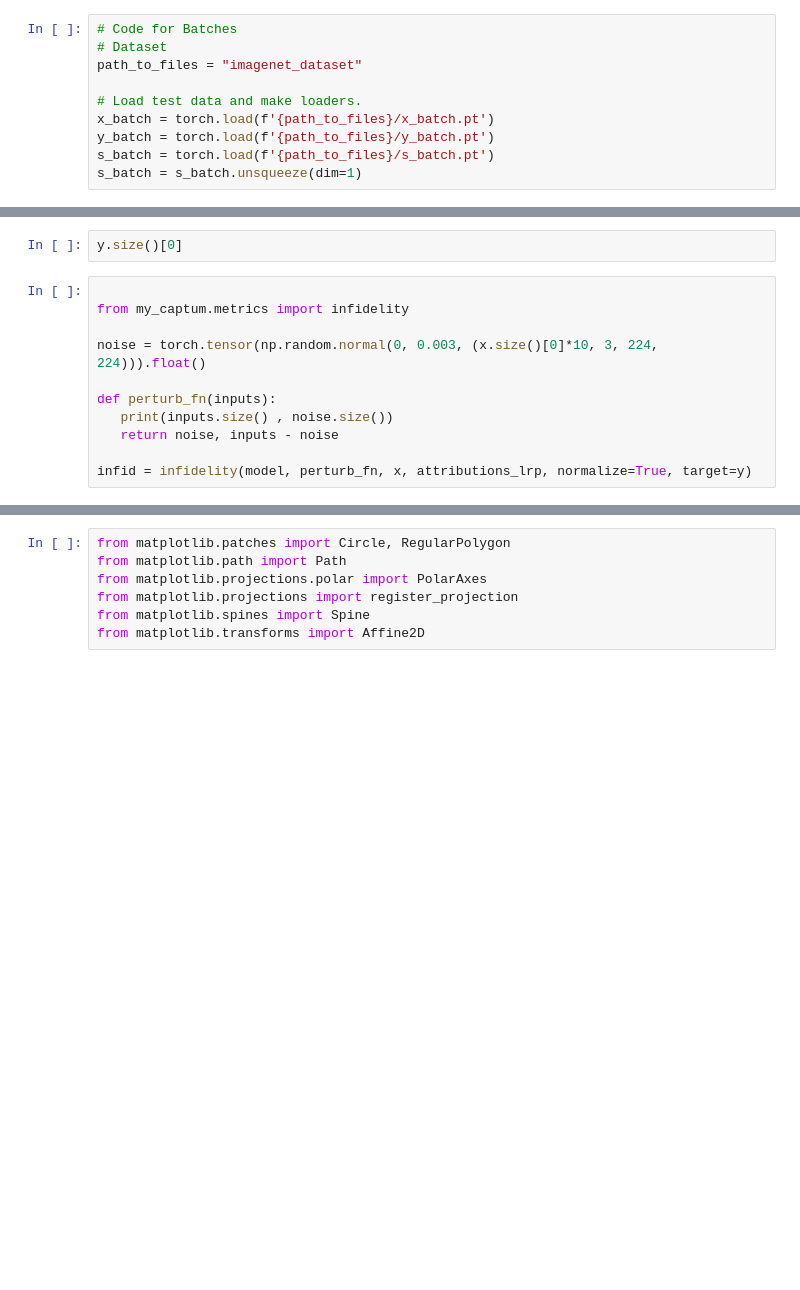
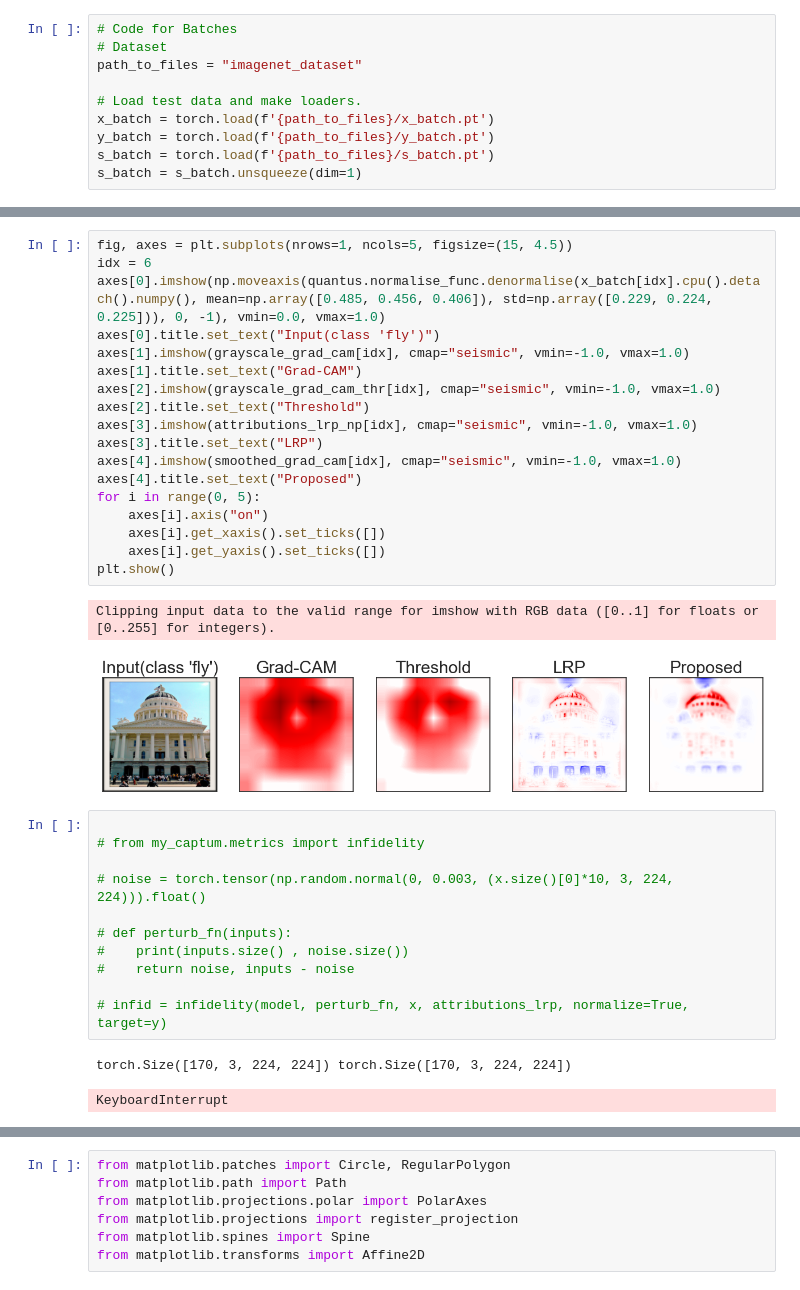
Before and after one commit to sriharikg2003/LRP_CAM, a Jupyter notebook: tutorial.ipynb, the cells around one changed output, grey strips where cells are left out. Cells and saved outputs as stored; diff of their text form; blank space fills up the shorter version.

```diff
--- a/tutorial.ipynb
+++ b/tutorial.ipynb
@@ -398,17 +445,39 @@ smoothed_grad_cam_pp = np.zeros(product_grad_cam_pp.shape)
 for i in range(0, product_grad_cam_pp.shape[0]):
     smoothed_grad_cam_pp[i] = cv2.GaussianBlur(product_grad_cam_pp[i], (5, 5), cv2.BORDER_DEFAULT)
     smoothed_grad_cam_pp[i] = smoothed_grad_cam_pp[i] / np.max(smoothed_grad_cam_pp[i])
-# %%
-y.size()[0]
+# %%
+fig, axes = plt.subplots(nrows=1, ncols=5, figsize=(15, 4.5))
+idx = 6
+axes[0].imshow(np.moveaxis(quantus.normalise_func.denormalise(x_batch[idx].cpu().detach().numpy(), mean=np.array([0.485, 0.456, 0.406]), std=np.array([0.229, 0.224, 0.225])), 0, -1), vmin=0.0, vmax=1.0)
+axes[0].title.set_text("Input(class 'fly')")
+axes[1].imshow(grayscale_grad_cam[idx], cmap="seismic", vmin=-1.0, vmax=1.0)
+axes[1].title.set_text("Grad-CAM")
+axes[2].imshow(grayscale_grad_cam_thr[idx], cmap="seismic", vmin=-1.0, vmax=1.0)
+axes[2].title.set_text("Threshold")
+axes[3].imshow(attributions_lrp_np[idx], cmap="seismic", vmin=-1.0, vmax=1.0)
+axes[3].title.set_text("LRP")
+axes[4].imshow(smoothed_grad_cam[idx], cmap="seismic", vmin=-1.0, vmax=1.0)
+axes[4].title.set_text("Proposed")
+for i in range(0, 5):
+    axes[i].axis("on")
+    axes[i].get_xaxis().set_ticks([])
+    axes[i].get_yaxis().set_ticks([])
+plt.show()
+# %% [output]
+Clipping input data to the valid range for imshow with RGB data ([0..1] for floats or [0..255] for integers).
+[figure, added]
 # %%
 
-from my_captum.metrics import infidelity
+# from my_captum.metrics import infidelity
 
-noise = torch.tensor(np.random.normal(0, 0.003, (x.size()[0]*10, 3, 224, 224))).float()
+# noise = torch.tensor(np.random.normal(0, 0.003, (x.size()[0]*10, 3, 224, 224))).float()
 
-def perturb_fn(inputs):
-   print(inputs.size() , noise.size())
-   return noise, inputs - noise
+# def perturb_fn(inputs):
+#    print(inputs.size() , noise.size())
+#    return noise, inputs - noise
 
-infid = infidelity(model, perturb_fn, x, attributions_lrp, normalize=True, target=y)
+# infid = infidelity(model, perturb_fn, x, attributions_lrp, normalize=True, target=y)
+# %% [output]
+torch.Size([170, 3, 224, 224]) torch.Size([170, 3, 224, 224])
+KeyboardInterrupt
 # %%
```
Also changed, not shown: parts of 16 cells of this notebook, 3 other files.
